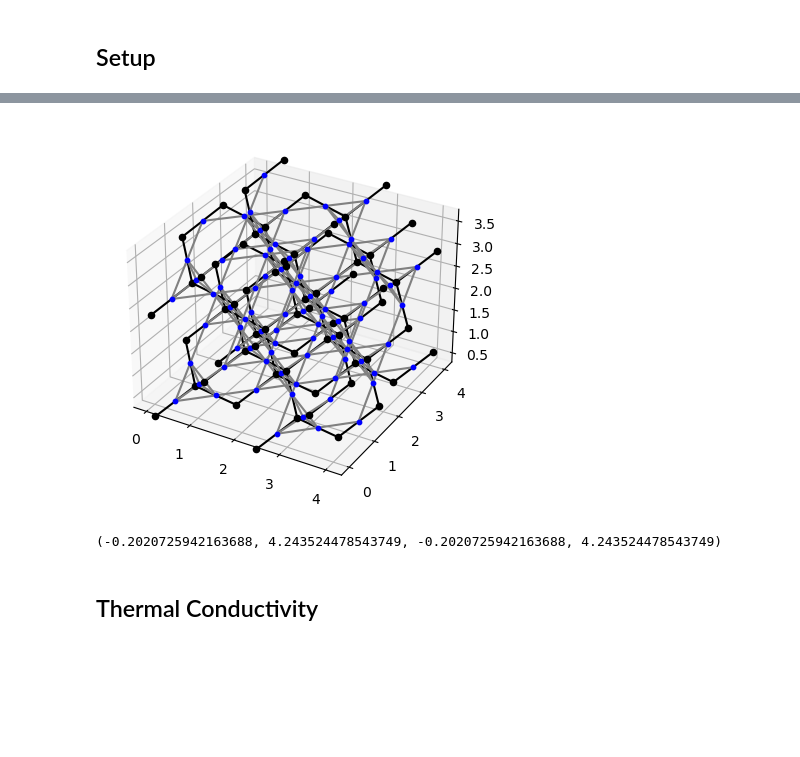
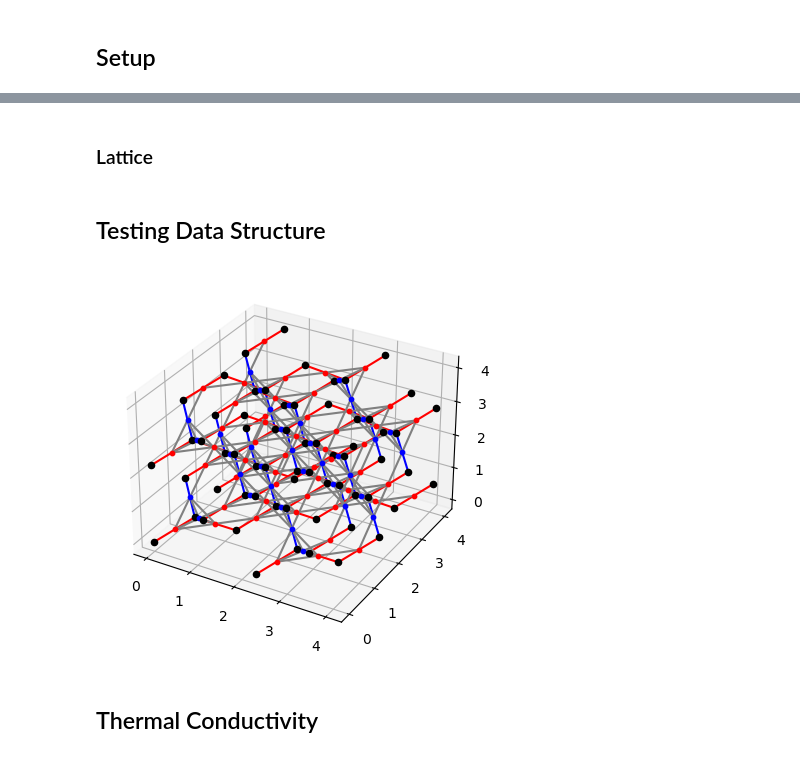
Before and after one commit to EmilySRichards/KineticMonteCarlo, a Jupyter notebook: PROJECT/Main.ipynb, the cells around one changed output, grey strips where cells are left out. Cells and saved outputs as stored; diff of their text form; code cells hidden in the pictures; blank space fills up the shorter version.

```diff
--- a/PROJECT/Main.ipynb
+++ b/PROJECT/Main.ipynb
@@ -32,0 +41,2 @@ t0 = now()
+# %% [markdown]
+### Lattice
@@ -33,3 +49,5 @@ t0 = now()
+# %% [markdown]
+## Testing Data Structure
 # %%
 vertices, edges = LatticeGrid([2, 2, 2], [false, false, false], DiamondBasis())
 
@@ -37,32 +57,30 @@ Lvertices, Ledges = LineGraph(vertices, edges);
 # %%
 f = figure()
 for e in edges
     r1 = vertices[e.∂[1]].x
     r2 = vertices[e.∂[2]].x
 
-    plot3D([r1[1]; r2[1]], [r1[2]; r2[2]], [r1[3]; r2[3]], color=:black, zorder=1)
+    plot3D([r1[1]; r2[1]], [r1[2]; r2[2]], [r1[3]; r2[3]], color=(e.σ ? :red : :blue), zorder=1)
 end
 
 for v in vertices
-   scatter3D(v.x[1], v.x[2], v.x[3], color=:black, zorder=2) # color=(A(edges,v)<0 ? :yellow : :black)
+   scatter3D(v.x[1], v.x[2], v.x[3], color=:black, zorder=2)
 end
 
 for e in Ledges
     r1 = Lvertices[e.∂[1]].x
     r2 = Lvertices[e.∂[2]].x
 
     plot3D([r1[1]; r2[1]], [r1[2]; r2[2]], [r1[3]; r2[3]], color=:grey, zorder=1)
 end
 
 for v in Lvertices
    scatter3D(v.x[1], v.x[2], v.x[3], color=(v.σ ? :red : :blue), s=10, zorder=2) # color=(A(edges,v)<0 ? :yellow : :black)
 end
 
-
-axis("equal")
+#axis("off"); # axis("off") #
 # %% [output]
-[figure, old version]
+[figure, new version]
-(-0.2020725942163688, 4.243524478543749, -0.2020725942163688, 4.243524478543749)
 # %% [markdown]
 ## Thermal Conductivity
 # %% [markdown]
```
Also changed, not shown: parts of 47 cells of this notebook, 9 other files.
